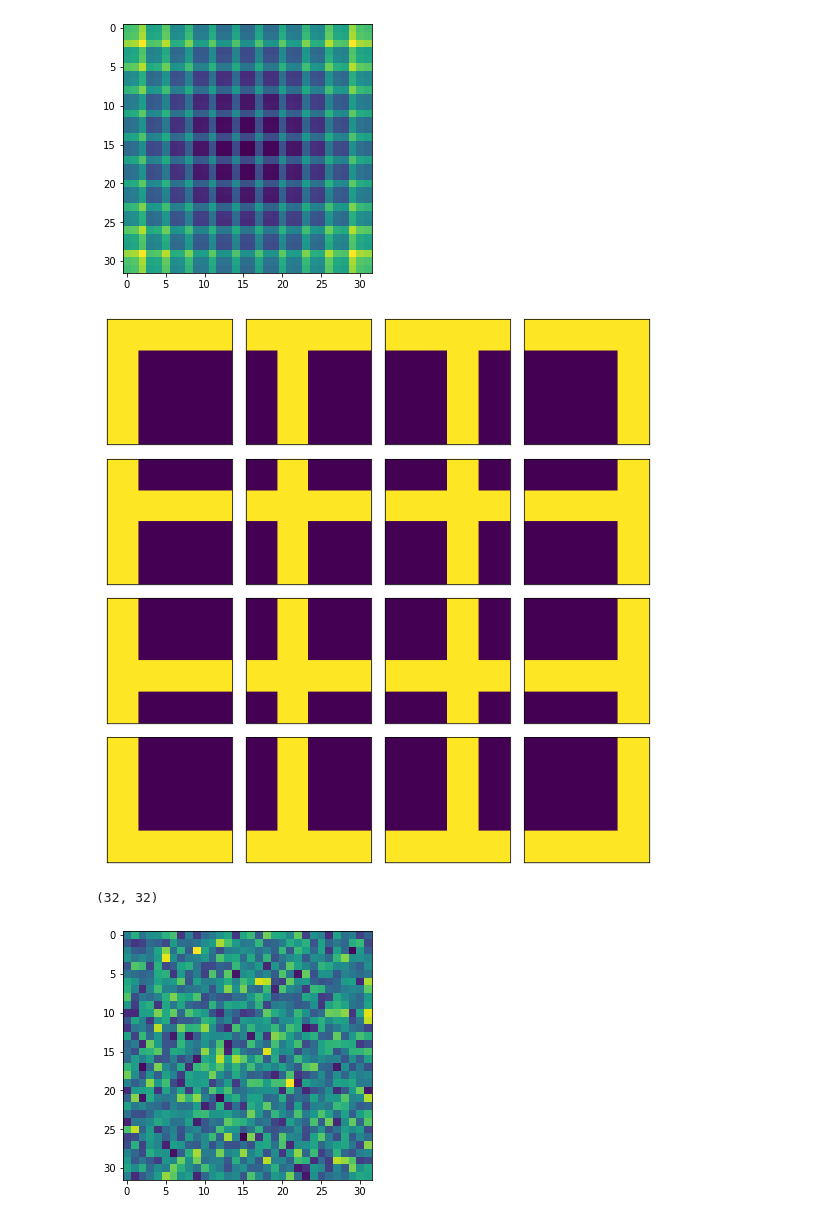
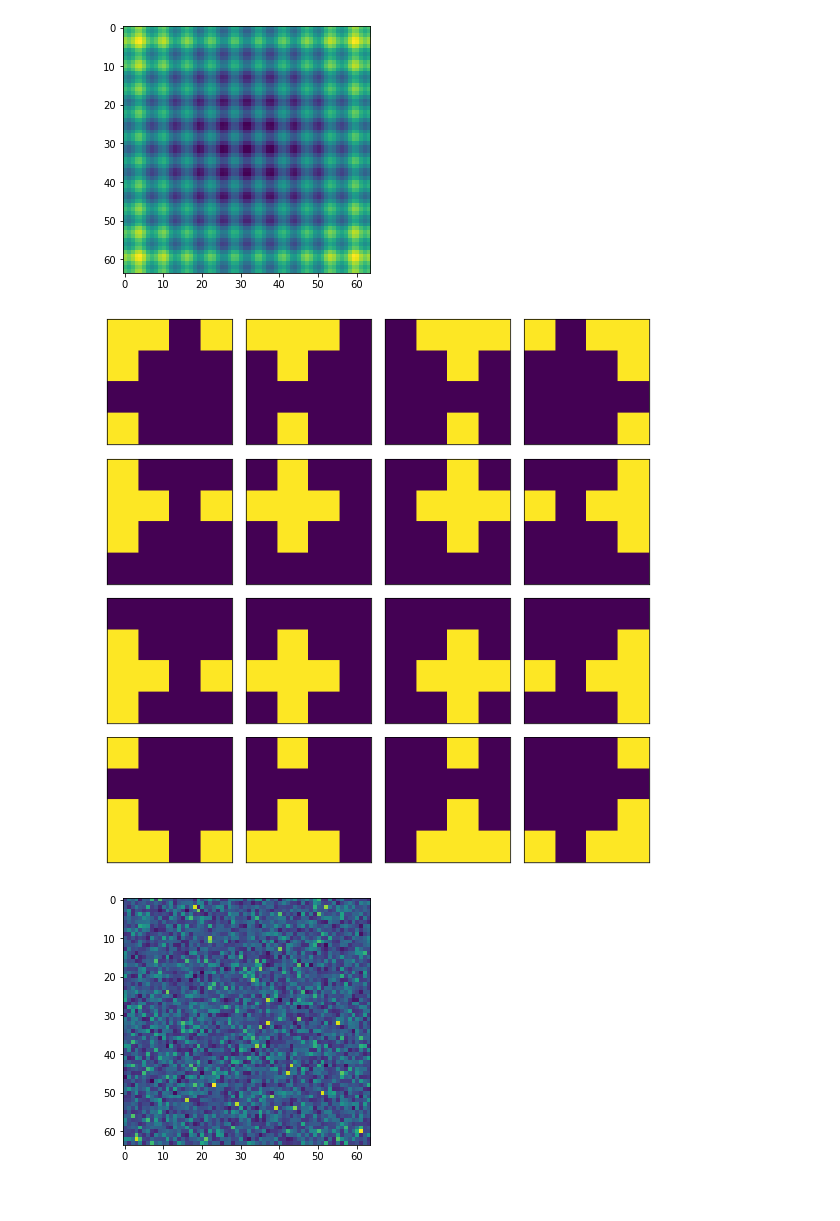
Before and after one commit to EvanLavender13/cea, a Jupyter notebook: test.ipynb, the cells around one changed output. Drawn from its saved outputs; the diff is of its cells as text; code cells hidden in the pictures.

```diff
--- a/test.ipynb
+++ b/test.ipynb
@@ -2,14 +2,8 @@
 import matplotlib.pyplot as plt
 import numpy as np
 
-DIMS = (32, 32)
-NF = 2 # number of features / parameters
-
-# random_result = np.random.randn(*DIMS)
-
-# plt.imshow(random_result)
-# plt.tight_layout()
-# plt.show()
+DIMS = (64, 64)
+NF = 10 # number of features / parameters
 # %%
 from functions import rastrigin
 
@@ -29,7 +23,7 @@ plt.imshow(image)
 plt.tight_layout()
 plt.show()
 # %% [output]
-[figure, old version]
+[figure, new version]
 # %%
 def sample_uniform(low, high, shape):
     return np.random.uniform(low, high, shape)
@@ -46,31 +40,29 @@ def plot_fitness(fitness):
 # %%
 from operators import nhood_linear
 
 def draw_nhood(image, nhood_idx):
     for idx in nhood_idx:
         x, y = idx
         image[x][y] = 1.0
 
 
 fig, ax = plt.subplots(4, 4, figsize=(8, 8), subplot_kw={"xticks": (), "yticks": ()})
 
 for i in range(4):
     for j in range(4):
         image = np.zeros((4, 4))
-        nhood_idx = nhood_linear(i, j, (4, 4), n=9)
+        nhood_idx = nhood_linear(i, j, (4, 4))
         draw_nhood(image, nhood_idx)
         ax[i][j].imshow(image)
 fig.tight_layout()
 # %% [output]
-[figure, old version]
+[figure, new version]
 # %%
 pop = sample_uniform(-5.12, 5.12, DIMS + (NF,))
 fit = evaluate(pop)
-print(fit.shape)
 plot_fitness(fit)
 # %% [output]
-(32, 32)
-[figure, old version]
+[figure, new version]
 # %%
 import time
 
```
Also changed, not shown: parts of 4 cells of this notebook, 3 other files.
